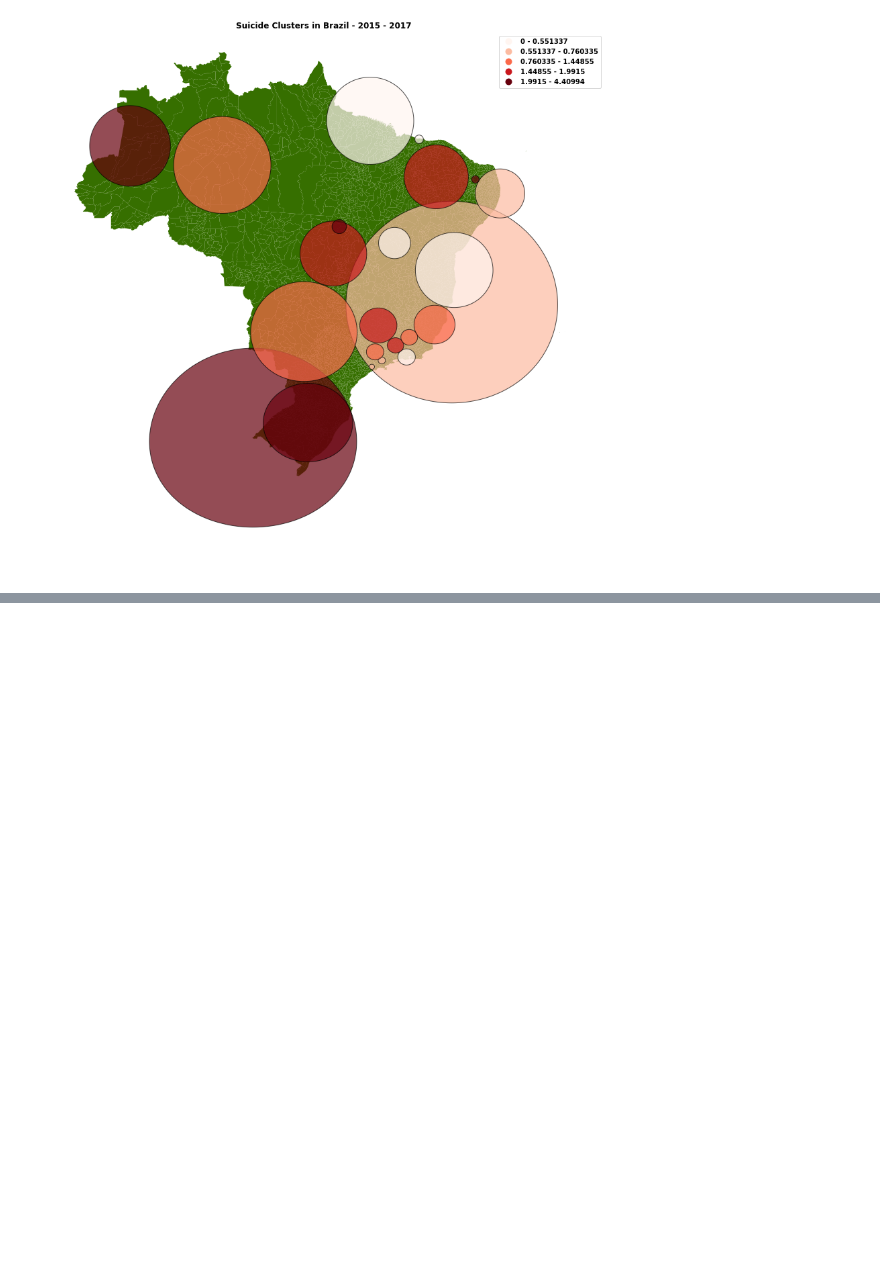
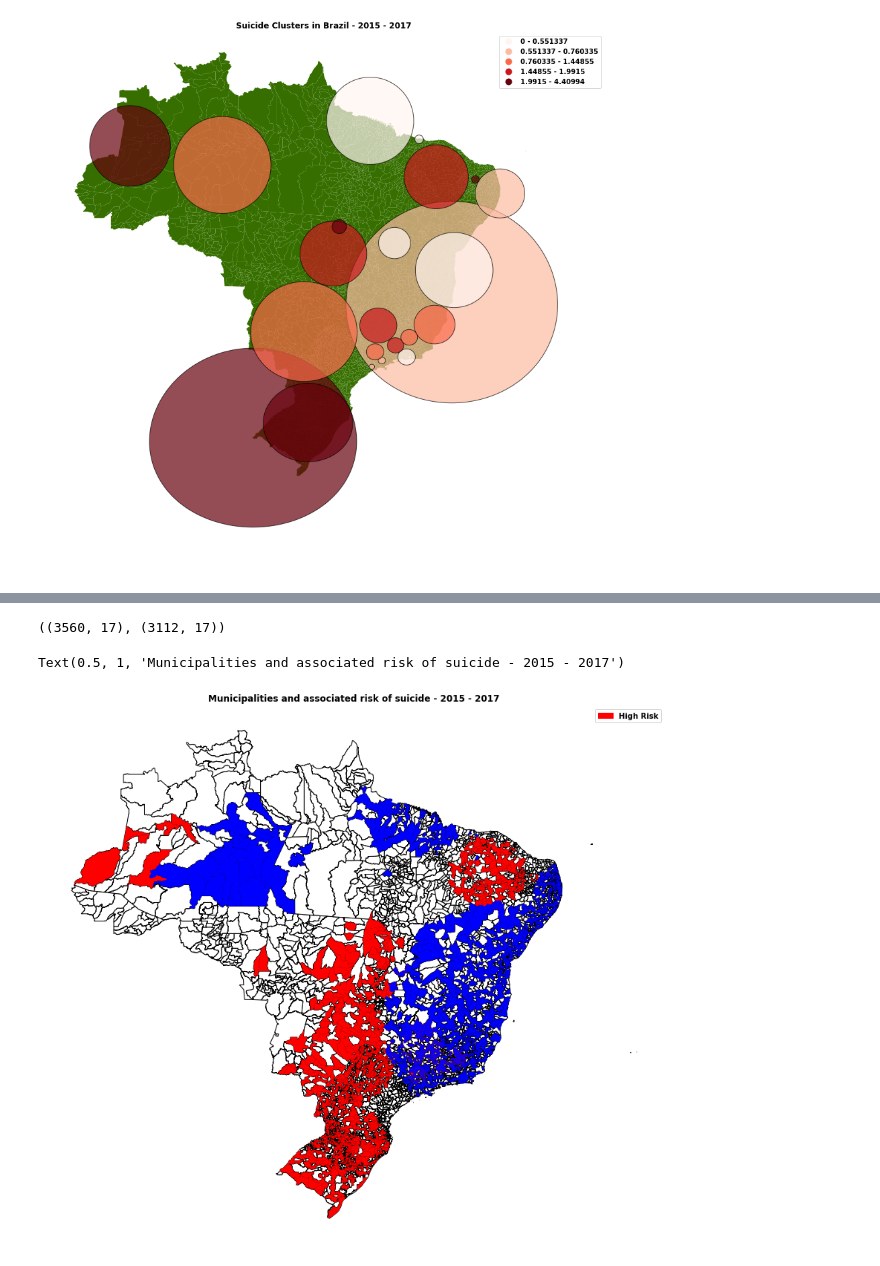
Before and after one commit to pypas/suicities-datasus, a Jupyter notebook: SatScan/satscan.ipynb, the cells around one changed output, grey strips where cells are left out. Saved outputs shown, nothing was run; the diff lists cells and outputs as text; code cells hidden in the pictures; blank space fills up the shorter version.

Commit message:
Municipalities risk graphic

```diff
--- a/SatScan/satscan.ipynb
+++ b/SatScan/satscan.ipynb
@@ -58,0 +63,2 @@ plt.savefig('clusters.png')
+# %%
+gis = gpd.read_file('output_spatial_analysis_2015_2017/Suicide-SAT.gis.shp')
@@ -58,0 +67,2 @@ plt.savefig('clusters.png')
+# %%
+gis = gis[gis['P_VALUE'] < 0.05]
@@ -58,0 +78,27 @@ plt.savefig('clusters.png')
+# %%
+gis[gis['CLU_RR'] > 1.].shape, gis[gis['CLU_RR'] < 1.].shape
+# %% [output]
+((3560, 17), (3112, 17))
+# %%
+def remove_last_digit(x):
+    return np.round(x.astype(int) / 10).astype(int)
+# %%
+fig, ax = plt.subplots(figsize=(15,15))
+gd.plot(ax=ax, color="white", edgecolor='black')
+
+mun_risk_ids = gis[gis['CLU_RR'] > 1.0]['LOC_ID'].astype(int).tolist()
+gd_risk = gd[remove_last_digit(gd['CD_GEOCMU']).apply(lambda x: x in mun_risk_ids)]
+plot_risk = gd_risk.plot(ax=ax, color="red")
+
+mun_moderate_ids = gis[gis['CLU_RR'] < 1.0]['LOC_ID'].astype(int).tolist()
+gd_moderate = gd[remove_last_digit(gd['CD_GEOCMU']).apply(lambda x: x in mun_moderate_ids)]
+plot_moderate = gd_moderate.plot(ax=ax, color="blue")
+
+red_patch = mpatches.Patch(color='red', label='High Risk')
+red_patch = mpatches.Patch(color='red', label='High Risk')
+plt.legend(handles=[red_patch])
+plt.axis('off')
+plt.title("Municipalities and associated risk of suicide - 2015 - 2017")
+# %% [output]
+Text(0.5, 1, 'Municipalities and associated risk of suicide - 2015 - 2017')
+[figure, added]
```
Also changed, not shown: parts of 8 cells of this notebook, 1 other file.
